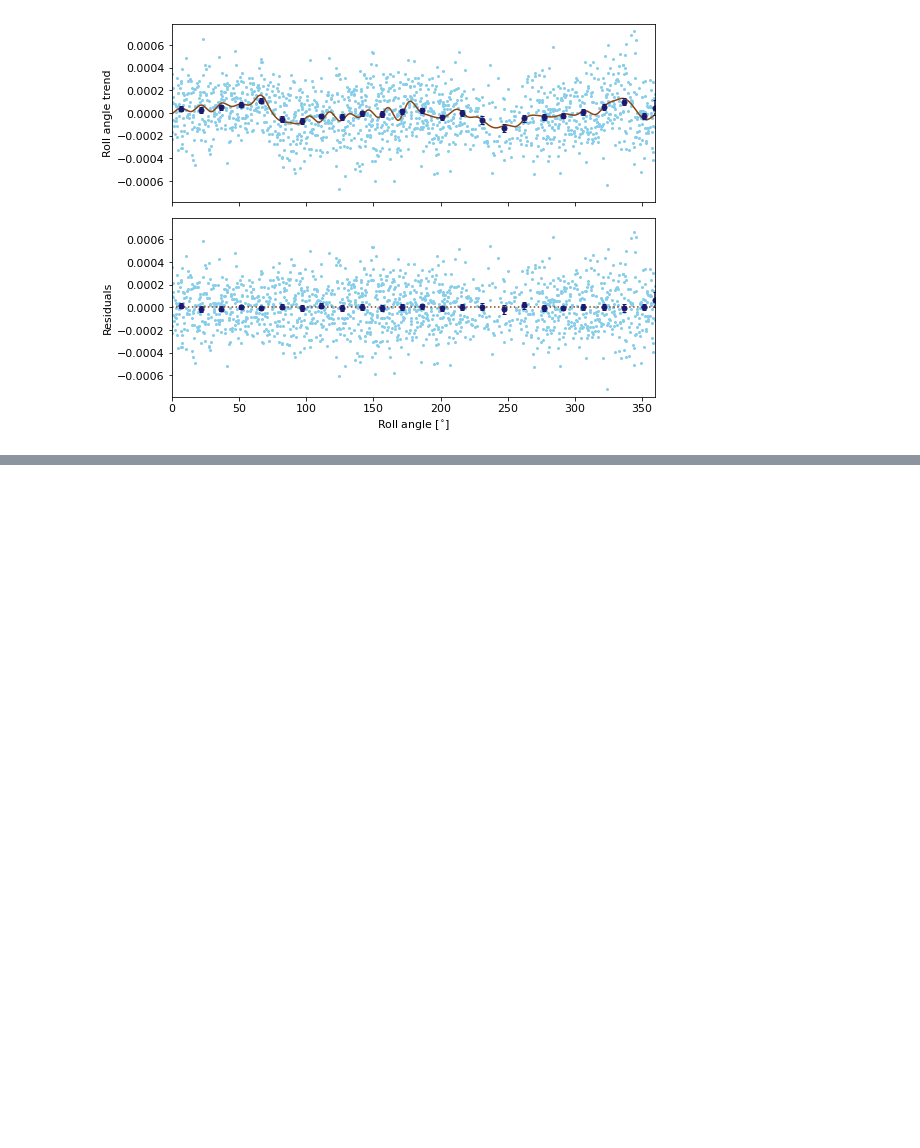
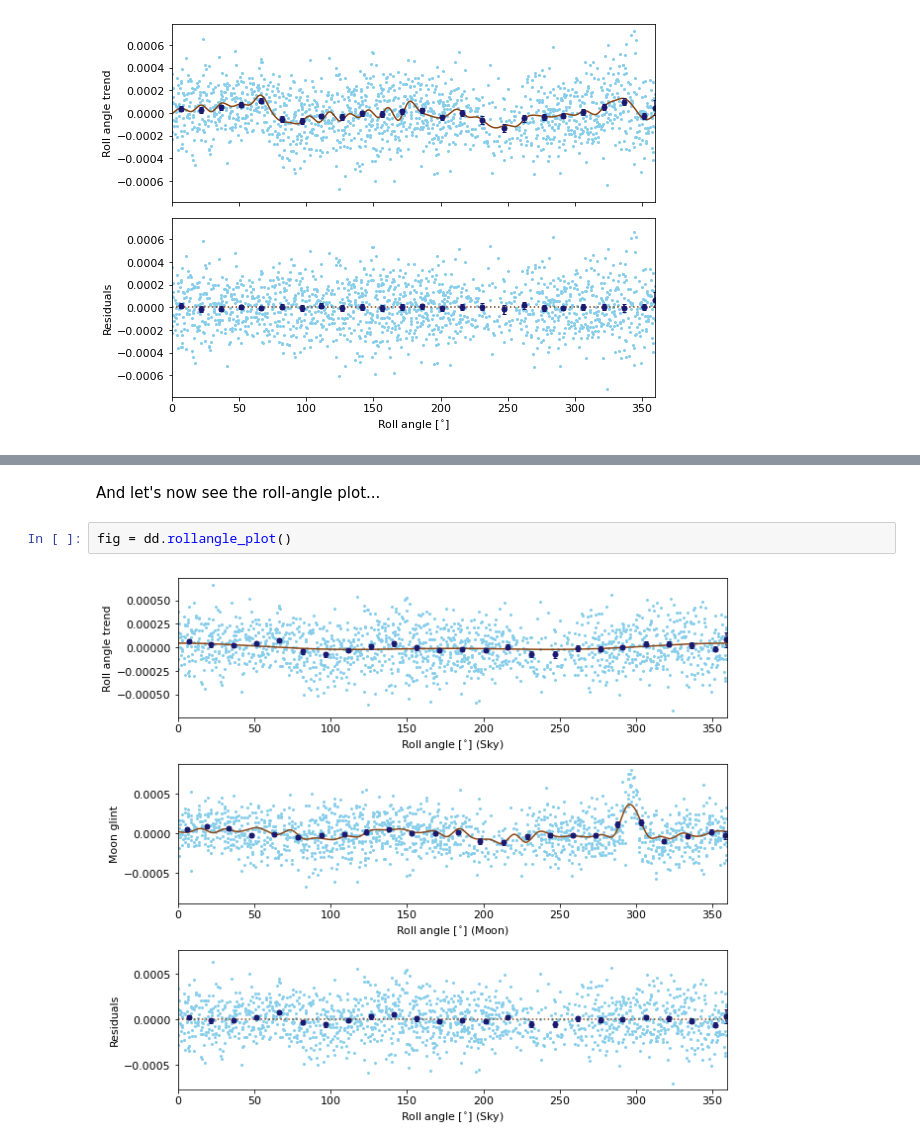
Before and after one commit to Jayshil/pycheops-tutorials, a Jupyter notebook: p2_kelt11.ipynb, the cells around one changed output, grey strips where cells are left out. Saved outputs shown, nothing was run; the diff lists cells and outputs as text; blank space fills up the shorter version.

```diff
--- a/p2_kelt11.ipynb
+++ b/p2_kelt11.ipynb
@@ -422,0 +532,6 @@ fig = dd.rollangle_plot()
+# %% [markdown]
+And let's now see the roll-angle plot...
+# %%
+fig = dd.rollangle_plot()
+# %% [output]
+[figure, added]
```
Also changed, not shown: parts of 12 cells of this notebook.
